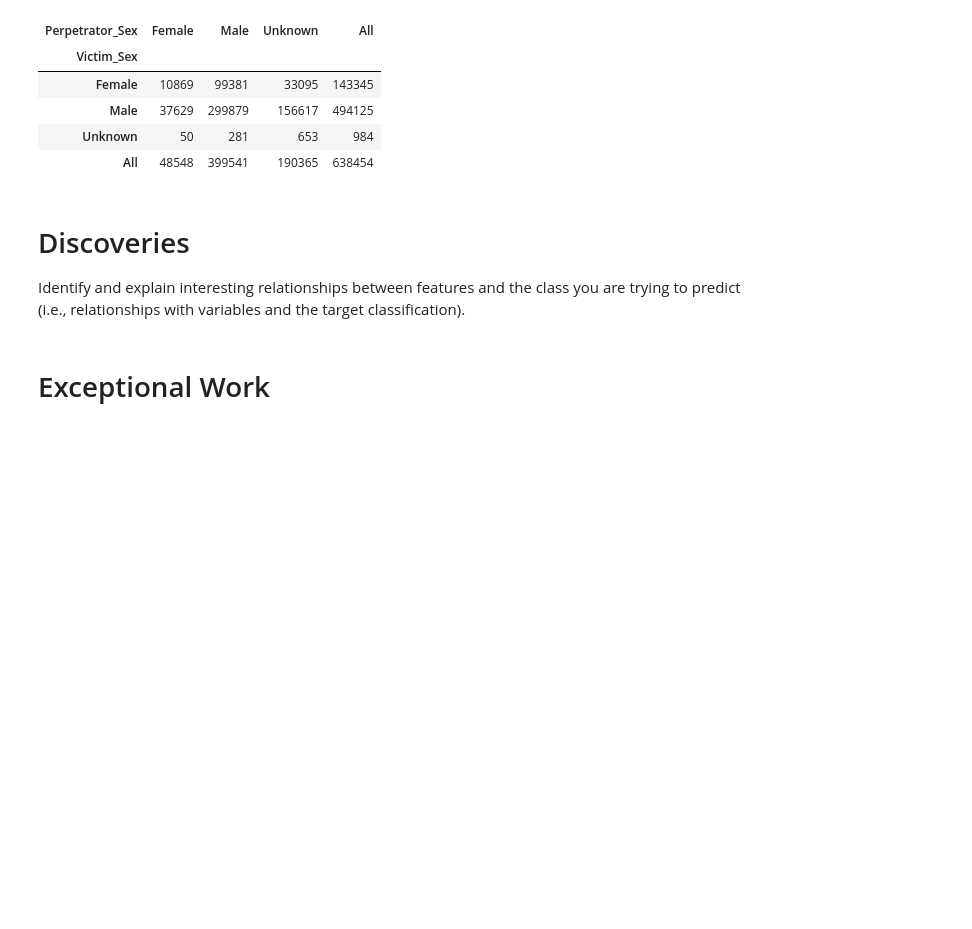
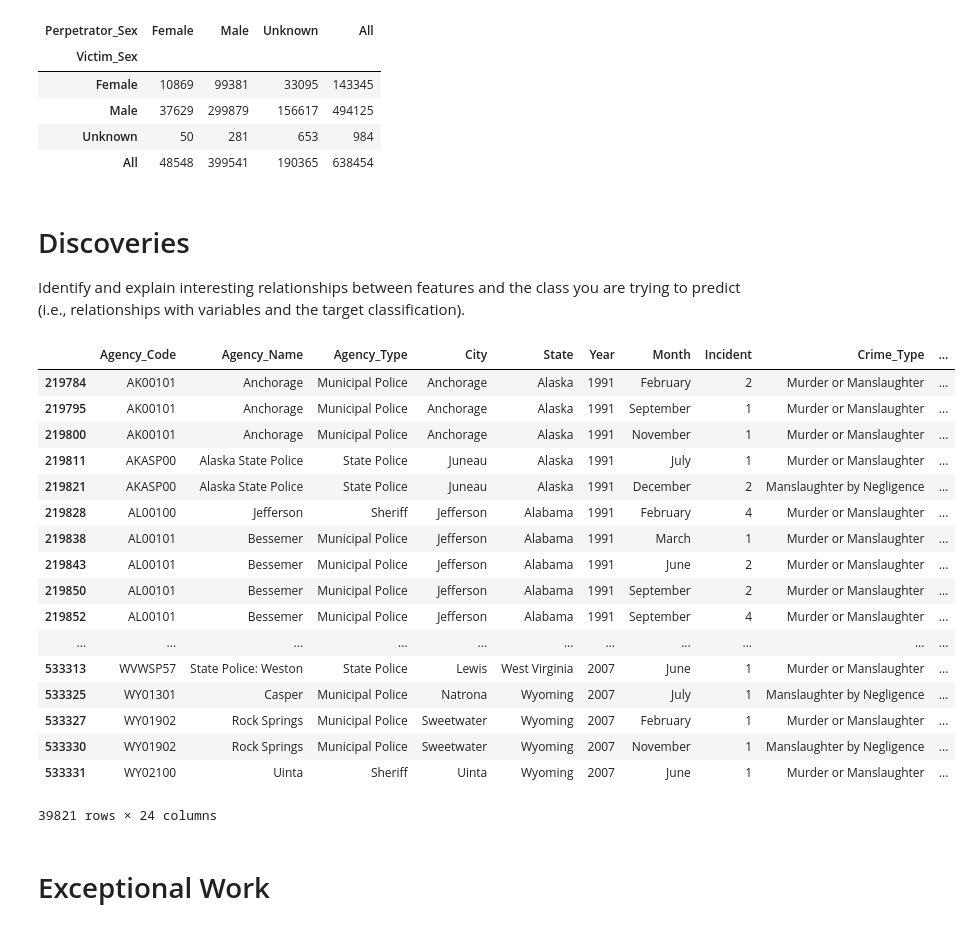
Before and after one commit to pretttyvo/ML1-Visualization-and-Data-Preprocessing, a Jupyter notebook: Lab 1/Kris_ML_lab1.ipynb, the cells around one changed output. Cells and saved outputs as stored; diff of their text form; code cells hidden in the pictures; blank space fills up the shorter version.

```diff
--- a/Lab 1/Kris_ML_lab1.ipynb
+++ b/Lab 1/Kris_ML_lab1.ipynb
@@ -1278,2 +1384,25 @@ Identify and explain interesting relationships between features and the class yo
+# %%
+k= df_filtered[(df_filtered.Perpetrator_Age<=19 ) & (df_filtered.Year > 1990 ) & (df_filtered.Year < 2008 ) ]
+# %%
+k[k.Perpetrator_age_range=='Age(0-20)']
+# %% [output]
+|  | Agency_Code | Agency_Name | Agency_Type | City | State | Year | Month | Incident | Crime_Type | ... |
+| 219784 | AK00101 | Anchorage | Municipal Police | Anchorage | Alaska | 1991 | February | 2 | Murder or Manslaughter | ... |
+| 219795 | AK00101 | Anchorage | Municipal Police | Anchorage | Alaska | 1991 | September | 1 | Murder or Manslaughter | ... |
+| 219800 | AK00101 | Anchorage | Municipal Police | Anchorage | Alaska | 1991 | November | 1 | Murder or Manslaughter | ... |
+| 219811 | AKASP00 | Alaska State Police | State Police | Juneau | Alaska | 1991 | July | 1 | Murder or Manslaughter | ... |
+| 219821 | AKASP00 | Alaska State Police | State Police | Juneau | Alaska | 1991 | December | 2 | Manslaughter by Negligence | ... |
+| 219828 | AL00100 | Jefferson | Sheriff | Jefferson | Alabama | 1991 | February | 4 | Murder or Manslaughter | ... |
+| 219838 | AL00101 | Bessemer | Municipal Police | Jefferson | Alabama | 1991 | March | 1 | Murder or Manslaughter | ... |
+| 219843 | AL00101 | Bessemer | Municipal Police | Jefferson | Alabama | 1991 | June | 2 | Murder or Manslaughter | ... |
+| 219850 | AL00101 | Bessemer | Municipal Police | Jefferson | Alabama | 1991 | September | 2 | Murder or Manslaughter | ... |
+| 219852 | AL00101 | Bessemer | Municipal Police | Jefferson | Alabama | 1991 | September | 4 | Murder or Manslaughter | ... |
+| ... | ... | ... | ... | ... | ... | ... | ... | ... | ... | ... |
+| 533313 | WVWSP57 | State Police: Weston | State Police | Lewis | West Virginia | 2007 | June | 1 | Murder or Manslaughter | ... |
+| 533325 | WY01301 | Casper | Municipal Police | Natrona | Wyoming | 2007 | July | 1 | Manslaughter by Negligence | ... |
+| 533327 | WY01902 | Rock Springs | Municipal Police | Sweetwater | Wyoming | 2007 | February | 1 | Murder or Manslaughter | ... |
+| 533330 | WY01902 | Rock Springs | Municipal Police | Sweetwater | Wyoming | 2007 | November | 1 | Manslaughter by Negligence | ... |
+| 533331 | WY02100 | Uinta | Sheriff | Uinta | Wyoming | 2007 | June | 1 | Murder or Manslaughter | ... |
+39821 rows × 24 columns
 # %% [markdown]
 # Exceptional Work
```
Also changed, not shown: parts of 18 cells of this notebook.
